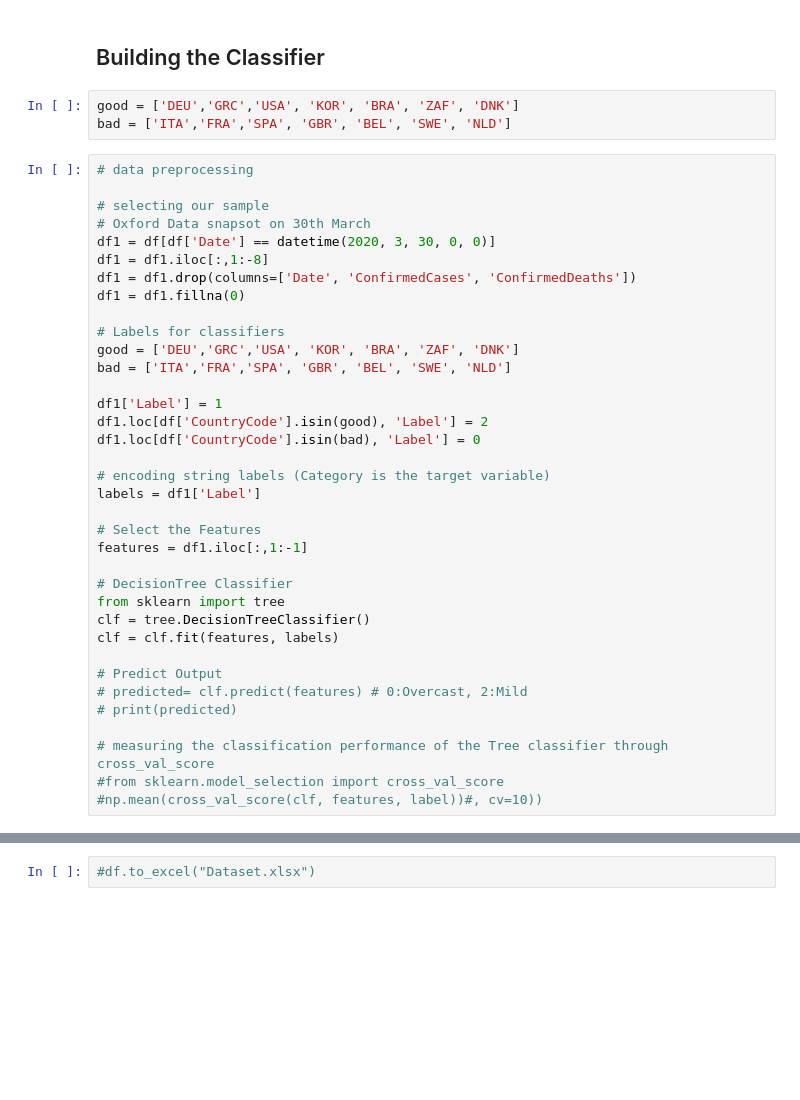
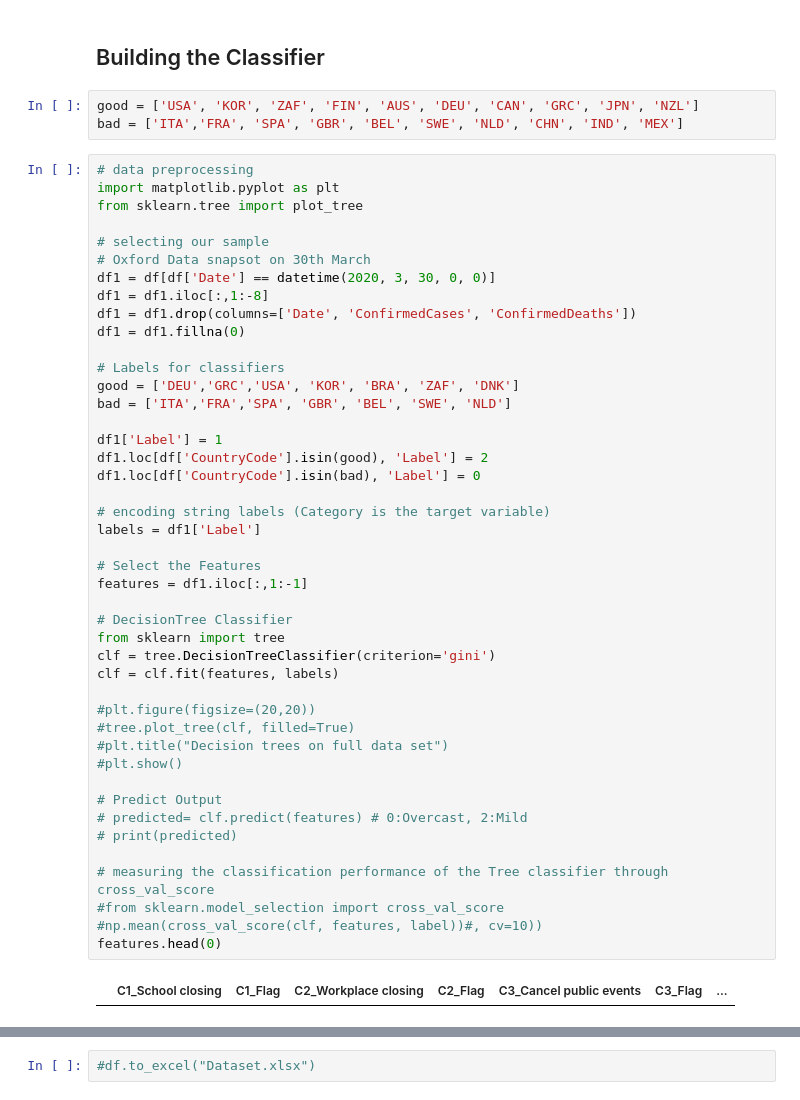
Before and after one commit to LarsBryld/socialdataanalysis2020, a Jupyter notebook: 02806_Classifier.ipynb, the cells around one changed output, grey strips where cells are left out. Drawn from its saved outputs; the diff is of its cells as text; blank space fills up the shorter version.

```diff
--- a/02806_Classifier.ipynb
+++ b/02806_Classifier.ipynb
@@ -191,41 +192,51 @@ df[df['CountryCode']=='USA']
 # %% [markdown]
 ## Building the Classifier
 # %%
-good = ['DEU','GRC','USA', 'KOR', 'BRA', 'ZAF', 'DNK']
-bad = ['ITA','FRA','SPA', 'GBR', 'BEL', 'SWE', 'NLD']
+good = ['USA', 'KOR', 'ZAF', 'FIN', 'AUS', 'DEU', 'CAN', 'GRC', 'JPN', 'NZL']
+bad = ['ITA','FRA', 'SPA', 'GBR', 'BEL', 'SWE', 'NLD', 'CHN', 'IND', 'MEX']
 # %%
 # data preprocessing
+import matplotlib.pyplot as plt
+from sklearn.tree import plot_tree
 
 # selecting our sample
 # Oxford Data snapsot on 30th March
 df1 = df[df['Date'] == datetime(2020, 3, 30, 0, 0)]
 df1 = df1.iloc[:,1:-8]
 df1 = df1.drop(columns=['Date', 'ConfirmedCases', 'ConfirmedDeaths'])
 df1 = df1.fillna(0)
 
 # Labels for classifiers
 good = ['DEU','GRC','USA', 'KOR', 'BRA', 'ZAF', 'DNK']
 bad = ['ITA','FRA','SPA', 'GBR', 'BEL', 'SWE', 'NLD']
 
 df1['Label'] = 1
 df1.loc[df['CountryCode'].isin(good), 'Label'] = 2
 df1.loc[df['CountryCode'].isin(bad), 'Label'] = 0
 
 # encoding string labels (Category is the target variable)
 labels = df1['Label']
 
 # Select the Features
 features = df1.iloc[:,1:-1]
 
 # DecisionTree Classifier
 from sklearn import tree
-clf = tree.DecisionTreeClassifier()
+clf = tree.DecisionTreeClassifier(criterion='gini')
 clf = clf.fit(features, labels)
+
+#plt.figure(figsize=(20,20))
+#tree.plot_tree(clf, filled=True)
+#plt.title("Decision trees on full data set")
+#plt.show()
 
 # Predict Output
 # predicted= clf.predict(features) # 0:Overcast, 2:Mild
 # print(predicted)
 
 # measuring the classification performance of the Tree classifier through cross_val_score
 #from sklearn.model_selection import cross_val_score
 #np.mean(cross_val_score(clf, features, label))#, cv=10))
+features.head(0)
+# %% [output]
+|  | C1_School closing | C1_Flag | C2_Workplace closing | C2_Flag | C3_Cancel public events | C3_Flag | ... |
```
Also changed, not shown: parts of 11 cells of this notebook.
